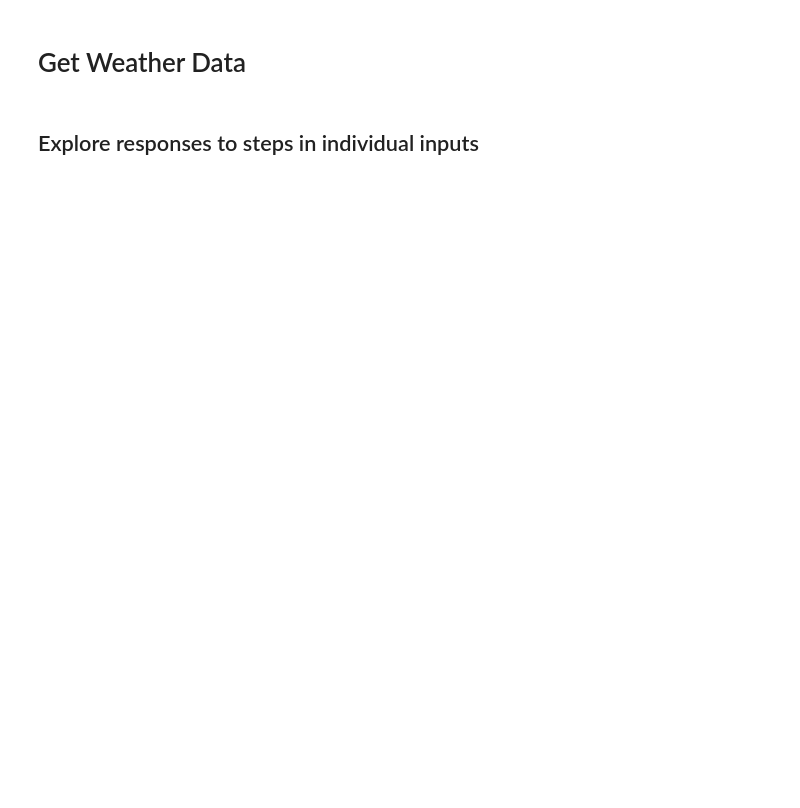
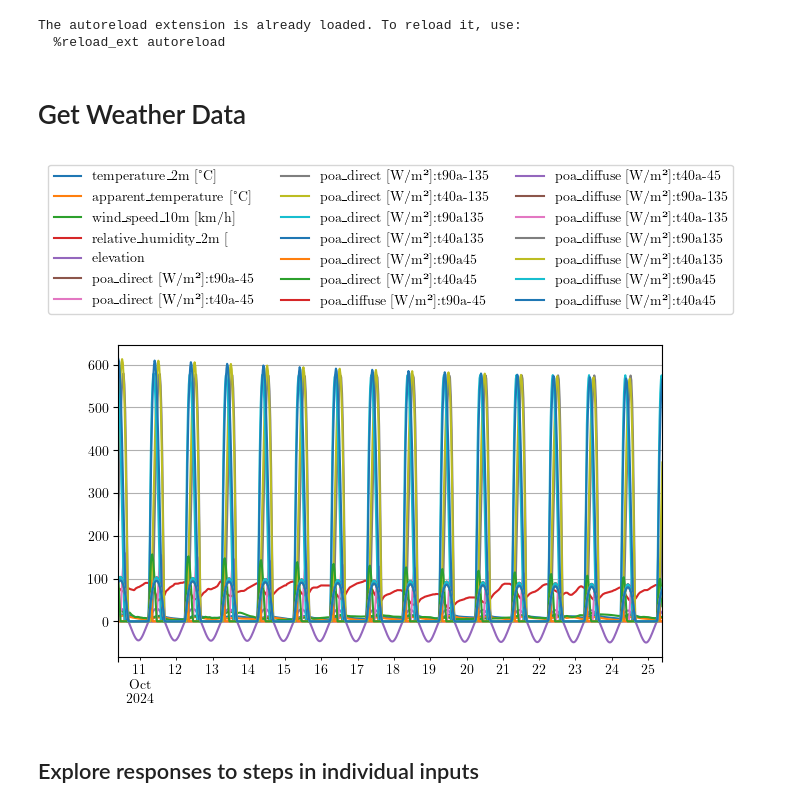
Before and after one commit to MarekWadinger/ecompc-greenhouse-platform, a Jupyter notebook: greenhouse_model.ipynb, the cells around one changed output. Drawn from its saved outputs; the diff is of its cells as text; code cells hidden in the pictures; blank space fills up the shorter version.

```diff
--- a/greenhouse_model.ipynb
+++ b/greenhouse_model.ipynb
@@ -9,6 +9,7 @@ import casadi as ca
 import matplotlib.pyplot as plt
 import numpy as np
 import pandas as pd
+from do_mpc.model import linearize
 from tqdm import tqdm
 
 from core.controller import EconomicMPC, GreenHouseModel, GreenhouseSimulator
@@ -40,9 +41,13 @@ plt.rcParams.update(
         "text.usetex": True,
         "font.family": "CMU Serif",
         "font.serif": "CMU Serif",
+        "axes.grid": True,
     }
 )
 
 # Enable automatic module reload
 %load_ext autoreload
 %autoreload 2
+# %% [output]
+The autoreload extension is already loaded. To reload it, use:
+  %reload_ext autoreload
@@ -103,9 +121,11 @@ climate.to_csv(
 # %%
 # Plotting the DataFrame
-ax = climdat.plot()
+ax = climate.plot()
 
 # Placing the legend above the plot
 ax.legend(loc="upper center", bbox_to_anchor=(0.5, 1.6), ncol=3)
 
 # Displaying the plot
 plt.show()
+# %% [output]
+[figure, added]
```
Also changed, not shown: parts of 33 cells of this notebook, 8 other files.
